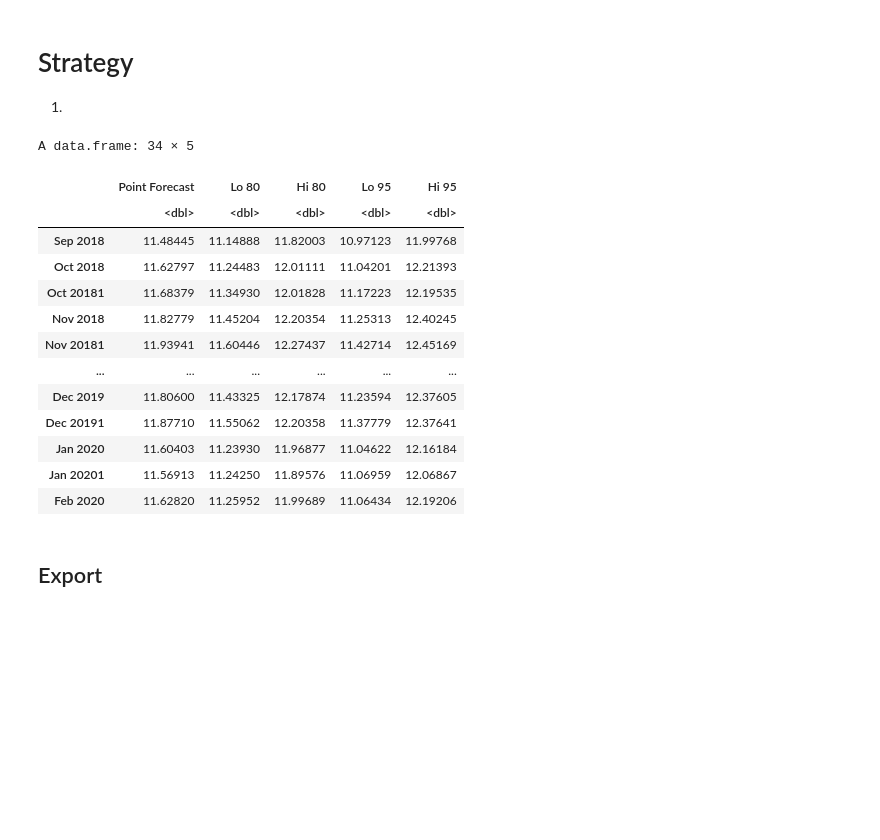
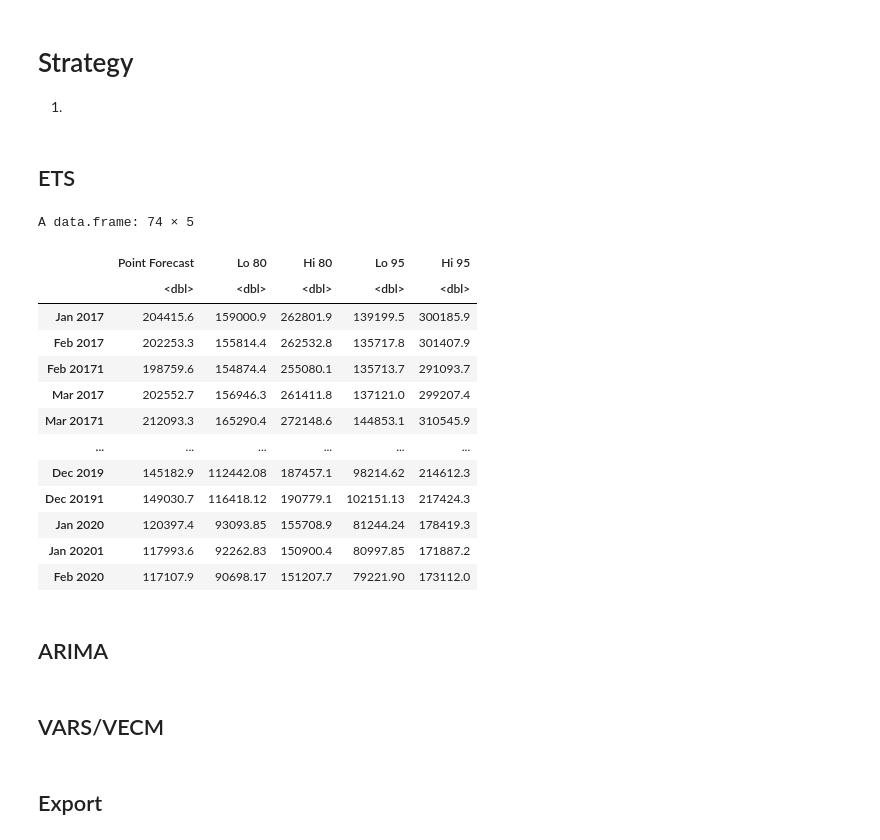
Before and after one commit to piyayut-ch/demand_forecast, a Jupyter notebook: R/2_forecast.ipynb, the cells around one changed output. Drawn from its saved outputs; the diff is of its cells as text; code cells hidden in the pictures; blank space fills up the shorter version.

```diff
--- a/R/2_forecast.ipynb
+++ b/R/2_forecast.ipynb
@@ -152,40 +177,0 @@ A data.frame: 3 × 9
-# %%
-ex_hommali = data[, 'ex_hommali'] %>% log()
-ex_white = data[, 'ex_white'] %>% log()
-p_w5_th = data[, 'p_w5_th'] %>% log()
-p_w5_vn = data[, 'p_w5_vn'] %>% log()
-p_h100_th = data[, 'p_h100_th'] %>% log()
-gdppc = data[, 'gdppc'] %>% log()
-pop = data[, 'pop'] %>% log()
-
-vars_list = list(
-  ex_hommali = ex_hommali,
-  ex_white = ex_white,
-  p_w5_th = p_w5_th,
-  p_w5_vn = p_w5_vn,
-  p_h100_th = p_h100_th,
-  gdppc = gdppc,
-  pop = pop
-)
-
-varnames = rep(names(vars_list), 2)
-
-params = expand_grid(varnames, c(0,1)) %>%
-  set_names(c('names', 'ndiff')) %>%
-  mutate(ser = vars_list[names])
-
-pmap(list(params$ser, params$ndiff, params$names),
-     function(first, second, third) {
-       ur_adf(first, second, third)
-     }) %>%
-  reduce(rbind) %>%
-  write_excel_csv('../results/adf_table.csv') %>%
-  print()
-
-# rbind(
-#   ur_adf(ex_hommali, 0)   , ur_adf(ex_hommali, 1),
-#   ur_adf(ex_white, 0)     , ur_adf(ex_white, 1),
-#   ur_adf(p_w5_th, 0)      , ur_adf(p_w5_th, 1),
-#   ur_adf(p_w5_vn, 0)      , ur_adf(p_w5_vn, 1),
-#   ur_adf(p_h100_th, 0)    , ur_adf(p_h100_th, 1)
-# ) %>% print()
@@ -250,43 +245,49 @@ c(y = "xx", params)
 # %% [markdown]
 # Strategy
 1.
+# %% [markdown]
+## ETS
 # %%
 params = list(model = "ZZZ", damped = NULL)
 
 ets_fcast = function(i, data, params, h=1) {
   y = data %>% subset(end = i)
   params$y = y
   fitted = do.call(forecast::ets, params)
   res = fitted %>% forecast(h=h) %>% as.data.frame()
   return(res)
 }
 
 rolling_ets = function(data, params, n_initial, h) {
   n_sample = length(data)
   res = n_initial:n_sample %>%
     map(ets_fcast, data = data, params = params, h = h) %>%
     reduce(rbind)
   return(res)
 }
 
 x = rolling_ets(
   ex_hommali,
   params = list(model = "AAA", damped = TRUE) ,
-  n_initial = 168, h = 1)
+  n_initial = 168, h = 2)
 
-x
+x %>% exp()
 # %% [output]
-A data.frame: 34 × 5
+A data.frame: 74 × 5
 |  | Point Forecast | Lo 80 | Hi 80 | Lo 95 | Hi 95 |
 |  | <dbl> | <dbl> | <dbl> | <dbl> | <dbl> |
-| Sep 2018 | 11.48445 | 11.14888 | 11.82003 | 10.97123 | 11.99768 |
-| Oct 2018 | 11.62797 | 11.24483 | 12.01111 | 11.04201 | 12.21393 |
-| Oct 20181 | 11.68379 | 11.34930 | 12.01828 | 11.17223 | 12.19535 |
-| Nov 2018 | 11.82779 | 11.45204 | 12.20354 | 11.25313 | 12.40245 |
-| Nov 20181 | 11.93941 | 11.60446 | 12.27437 | 11.42714 | 12.45169 |
+| Jan 2017 | 204415.6 | 159000.9 | 262801.9 | 139199.5 | 300185.9 |
+| Feb 2017 | 202253.3 | 155814.4 | 262532.8 | 135717.8 | 301407.9 |
+| Feb 20171 | 198759.6 | 154874.4 | 255080.1 | 135713.7 | 291093.7 |
+| Mar 2017 | 202552.7 | 156946.3 | 261411.8 | 137121.0 | 299207.4 |
+| Mar 20171 | 212093.3 | 165290.4 | 272148.6 | 144853.1 | 310545.9 |
 | ... | ... | ... | ... | ... | ... |
-| Dec 2019 | 11.80600 | 11.43325 | 12.17874 | 11.23594 | 12.37605 |
-| Dec 20191 | 11.87710 | 11.55062 | 12.20358 | 11.37779 | 12.37641 |
-| Jan 2020 | 11.60403 | 11.23930 | 11.96877 | 11.04622 | 12.16184 |
-| Jan 20201 | 11.56913 | 11.24250 | 11.89576 | 11.06959 | 12.06867 |
-| Feb 2020 | 11.62820 | 11.25952 | 11.99689 | 11.06434 | 12.19206 |
+| Dec 2019 | 145182.9 | 112442.08 | 187457.1 | 98214.62 | 214612.3 |
+| Dec 20191 | 149030.7 | 116418.12 | 190779.1 | 102151.13 | 217424.3 |
+| Jan 2020 | 120397.4 | 93093.85 | 155708.9 | 81244.24 | 178419.3 |
+| Jan 20201 | 117993.6 | 92262.83 | 150900.4 | 80997.85 | 171887.2 |
+| Feb 2020 | 117107.9 | 90698.17 | 151207.7 | 79221.90 | 173112.0 |
+# %% [markdown]
+## ARIMA
+# %% [markdown]
+## VARS/VECM
```
Also changed, not shown: parts of 19 cells of this notebook, 3 other files.
